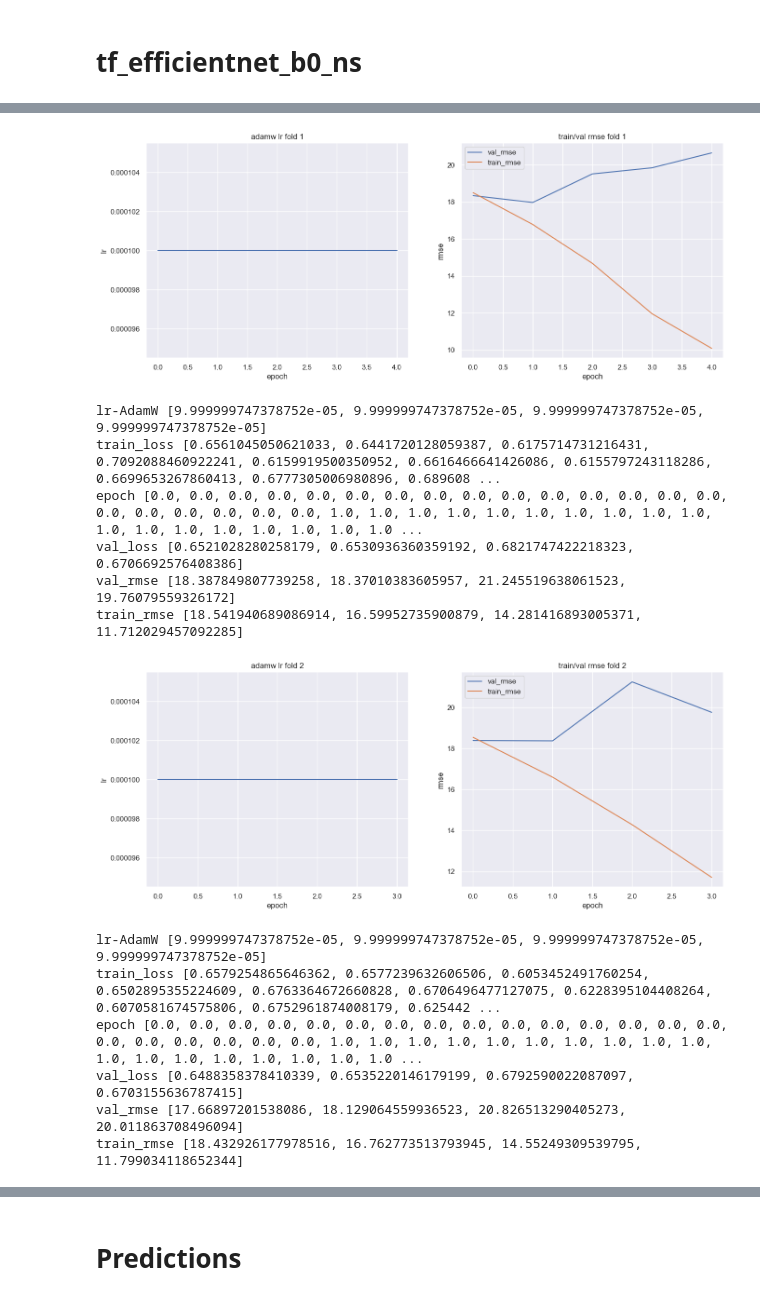
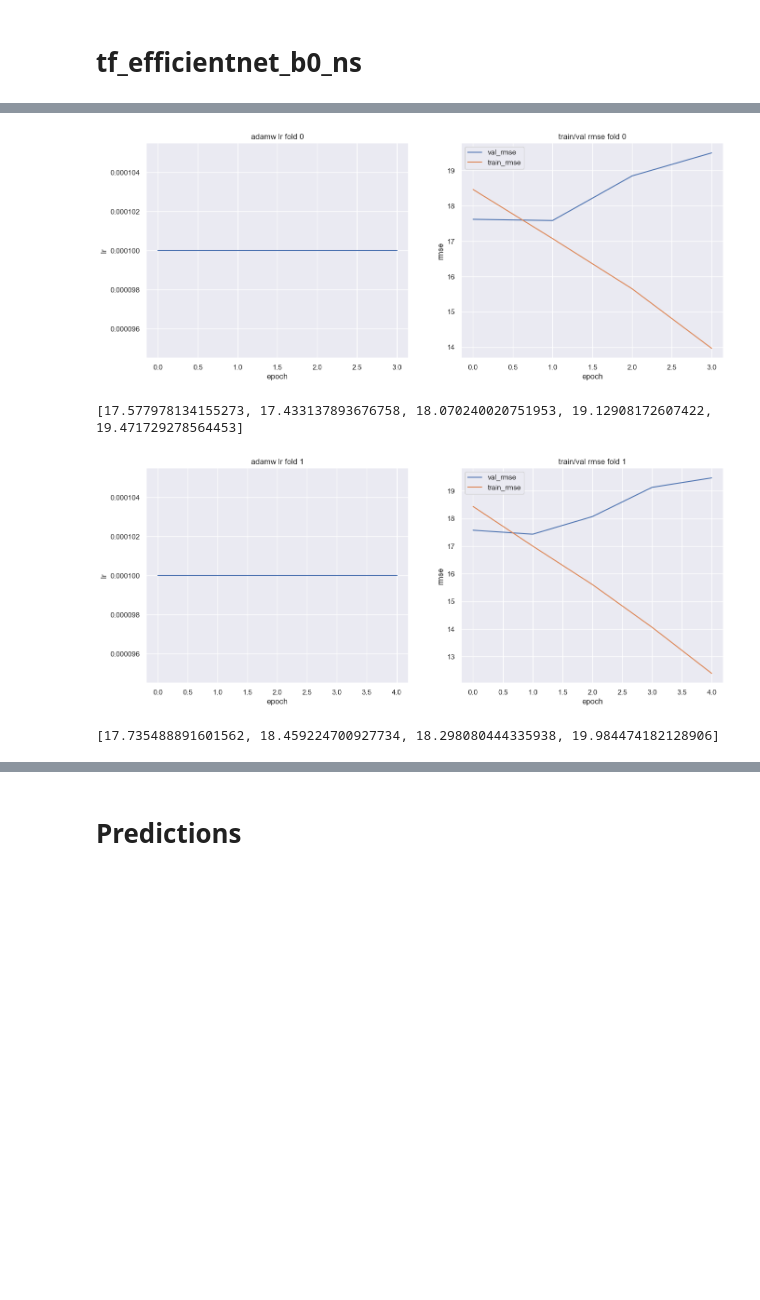
Before and after one commit to tohhongxiang123/CZ4041-Project, a Jupyter notebook: tf_efficientnet_b0_ns.ipynb, the cells around one changed output, grey strips where cells are left out. Drawn from its saved outputs; the diff is of its cells as text; code cells hidden in the pictures; blank space fills up the shorter version.

```diff
--- a/tf_efficientnet_b0_ns.ipynb
+++ b/tf_efficientnet_b0_ns.ipynb
@@ -351,8 +354,8 @@ LOCAL_RANK: 0 - CUDA_VISIBLE_DEVICES: [0]
 from tensorboard.backend.event_processing.event_accumulator import EventAccumulator
 import seaborn as sns
 
-for i in range(3, 8):
-    path = glob.glob(f'./output/logs/lightning_logs/version_{i}/events*')[0]
+for i in range(5):
+    path = glob.glob(f'./output/logs/tf_efficientnet_b0_ns/lightning_logs/version_{i}/events*')[0]
     event_acc = EventAccumulator(path, size_guidance={'scalars': 0})
     event_acc.Reload()
 
@@ -368,15 +371,17 @@ for i in range(3, 8):
     plt.plot(range(len(scalars['lr-AdamW'])), scalars['lr-AdamW'])
     plt.xlabel('epoch')
     plt.ylabel('lr')
-    plt.title(f'adamw lr fold {i - 2}')
+    plt.title(f'adamw lr fold {i}')
 
     plt.subplot(1, 2, 2)
     # plt.plot(scalars['epoch'], scalars['train_loss'], label='train_loss')
     plt.plot(range(len(scalars['val_rmse'])), scalars['val_rmse'], label='val_rmse')
     plt.plot(range(len(scalars['train_rmse'])), scalars['train_rmse'], label='train_rmse')
+
+    print(scalars['val_rmse'])
     plt.legend()
     plt.ylabel('rmse')
     plt.xlabel('epoch')
-    plt.title(f'train/val rmse fold {i - 2}')
+    plt.title(f'train/val rmse fold {i}')
     plt.show()
 # %% [output]
@@ -389,14 +389,4 @@ train_rmse [18.508975982666016, 16.789043426513672, 14.685617446899414, 11.95797
-[figure, old version]
+[figure, new version]
-lr-AdamW [9.999999747378752e-05, 9.999999747378752e-05, 9.999999747378752e-05, 9.999999747378752e-05]
-train_loss [0.6561045050621033, 0.6441720128059387, 0.6175714731216431, 0.7092088460922241, 0.6159919500350952, 0.6616466641426086, 0.6155797243118286, 0.6699653267860413, 0.6777305006980896, 0.689608 ...
-epoch [0.0, 0.0, 0.0, 0.0, 0.0, 0.0, 0.0, 0.0, 0.0, 0.0, 0.0, 0.0, 0.0, 0.0, 0.0, 0.0, 0.0, 0.0, 0.0, 0.0, 0.0, 1.0, 1.0, 1.0, 1.0, 1.0, 1.0, 1.0, 1.0, 1.0, 1.0, 1.0, 1.0, 1.0, 1.0, 1.0, 1.0, 1.0, 1.0 ...
-val_loss [0.6521028280258179, 0.6530936360359192, 0.6821747422218323, 0.6706692576408386]
-val_rmse [18.387849807739258, 18.37010383605957, 21.245519638061523, 19.76079559326172]
-train_rmse [18.541940689086914, 16.59952735900879, 14.281416893005371, 11.712029457092285]
+[17.577978134155273, 17.433137893676758, 18.070240020751953, 19.12908172607422, 19.471729278564453]
-[figure, old version]
+[figure, new version]
-lr-AdamW [9.999999747378752e-05, 9.999999747378752e-05, 9.999999747378752e-05, 9.999999747378752e-05]
-train_loss [0.6579254865646362, 0.6577239632606506, 0.6053452491760254, 0.6502895355224609, 0.6763364672660828, 0.6706496477127075, 0.6228395104408264, 0.6070581674575806, 0.6752961874008179, 0.625442 ...
-epoch [0.0, 0.0, 0.0, 0.0, 0.0, 0.0, 0.0, 0.0, 0.0, 0.0, 0.0, 0.0, 0.0, 0.0, 0.0, 0.0, 0.0, 0.0, 0.0, 0.0, 0.0, 1.0, 1.0, 1.0, 1.0, 1.0, 1.0, 1.0, 1.0, 1.0, 1.0, 1.0, 1.0, 1.0, 1.0, 1.0, 1.0, 1.0, 1.0 ...
-val_loss [0.6488358378410339, 0.6535220146179199, 0.6792590022087097, 0.6703155636787415]
-val_rmse [17.66897201538086, 18.129064559936523, 20.826513290405273, 20.011863708496094]
-train_rmse [18.432926177978516, 16.762773513793945, 14.55249309539795, 11.799034118652344]
+[17.735488891601562, 18.459224700927734, 18.298080444335938, 19.984474182128906]
```
Also changed, not shown: parts of 6 cells of this notebook, 3 other files.
